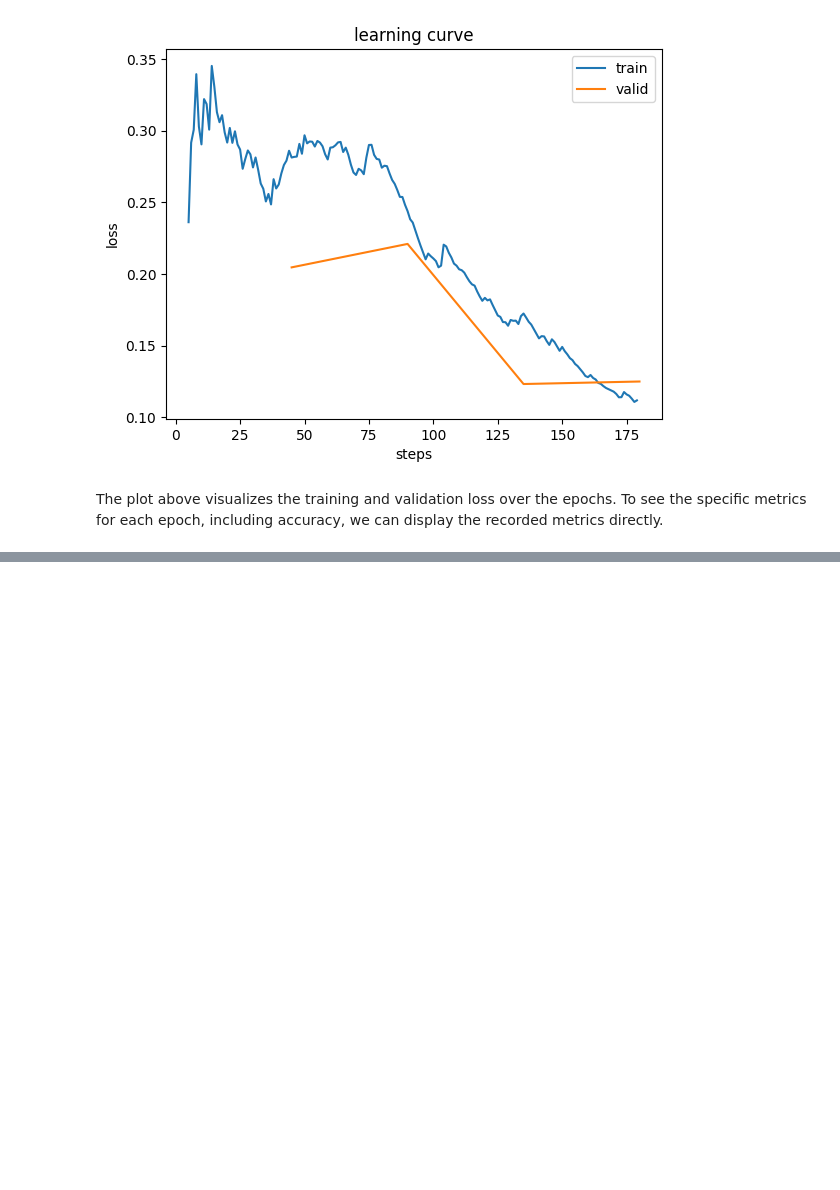
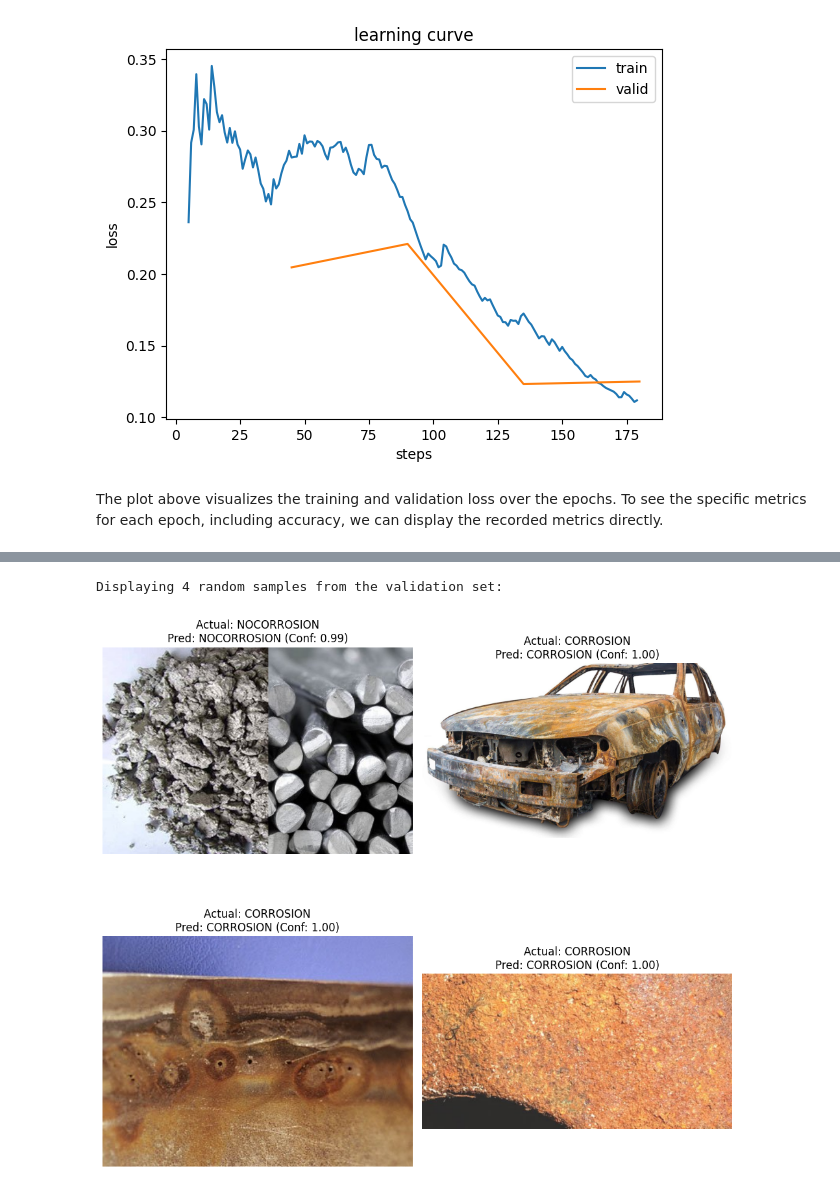
Before and after one commit to justforprogramming07-code/corrosion_detection, a Jupyter notebook: nbs/00_core.ipynb, the cells around one changed output, grey strips where cells are left out. Saved outputs shown, nothing was run; the diff lists cells and outputs as text; code cells hidden in the pictures; blank space fills up the shorter version.

```diff
--- a/nbs/00_core.ipynb
+++ b/nbs/00_core.ipynb
@@ -78,0 +117,5 @@ The plot above visualizes the training and validation loss over the epochs. To s
+# %%
+preds, targets = learn.get_preds(ds_idx=1)
+print("Predictions and actual labels obtained for the validation set.")
+print(f"Shape of predictions: {preds.shape}")
+print(f"Shape of actual labels: {targets.shape}")
@@ -78,0 +127,31 @@ The plot above visualizes the training and validation loss over the epochs. To s
+# %%
+import random
+import matplotlib.pyplot as plt
+
+n_samples = 4
+
+# Get indices of some random samples from the validation set
+sample_indices = random.sample(range(len(dls.valid_ds)), n_samples)
+
+print(f"Displaying {n_samples} random samples from the validation set:")
+
+plt.figure(figsize=(10, 10))
+for i, idx in enumerate(sample_indices):
+    img, actual_label_idx = dls.valid_ds[idx]
+    actual_label = dls.vocab[actual_label_idx]
+
+    # Get predicted label and confidence from 'preds' tensor
+    predicted_probs = preds[idx]
+    predicted_label_idx = predicted_probs.argmax().item()
+    predicted_label = dls.vocab[predicted_label_idx]
+    confidence = predicted_probs[predicted_label_idx].item()
+
+    plt.subplot(2, 2, i + 1)
+    img.show(ctx=plt.gca(), title=f'Actual: {actual_label}\nPred: {predicted_label} (Conf: {confidence:.2f})')
+    plt.axis('off')
+
+plt.tight_layout()
+plt.show()
+# %% [output]
+Displaying 4 random samples from the validation set:
+[figure, added]
```
Also changed, not shown: parts of 4 cells of this notebook.
